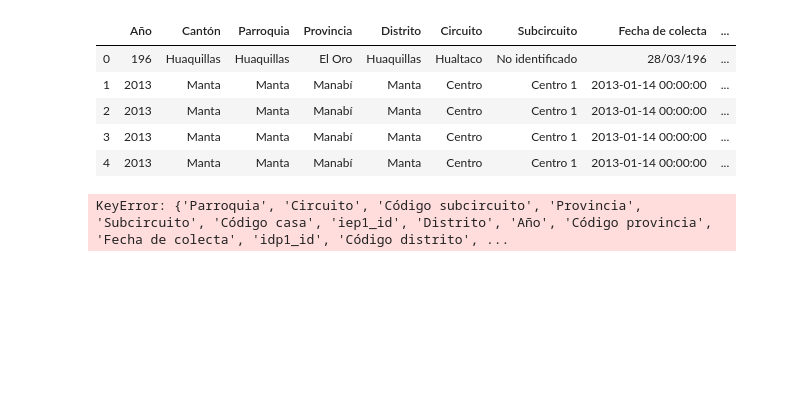
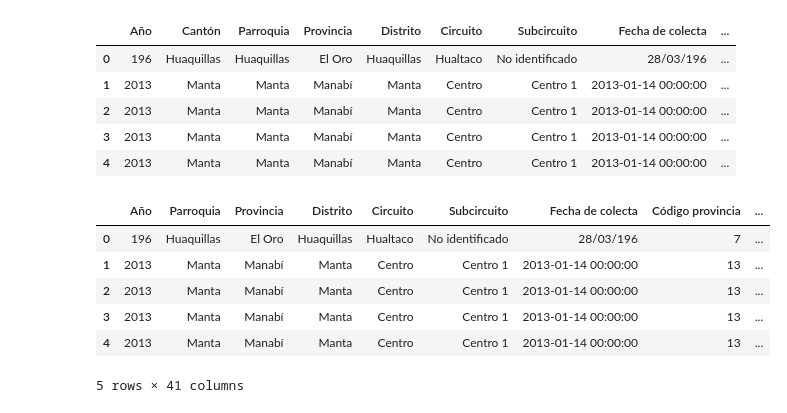
Before and after one commit to thienanha/DAEcuador, a Jupyter notebook: DA_SheetOne.ipynb, the cells around one changed output. Cells and saved outputs as stored; diff of their text form; code cells hidden in the pictures; blank space fills up the shorter version.

Commit message:
Fixing bug in dataframes merge
Casting the overlapping columns as a list (from a set) gets rid of the error. Still unsure as of why it needs to be a list.

```diff
--- a/DA_SheetOne.ipynb
+++ b/DA_SheetOne.ipynb
@@ -14,7 +14,7 @@ Style Notes:
 #   HS: Héctor M. Sánchez C.
 #   TL: Tomás León
 ###############################################################################
-USER = 'TH'
+USER = 'HS'
 ###############################################################################
 import pandas as pd
 import numpy as np
@@ -107,27 +117,24 @@ data_wc.head()
 | 3 | 2013 | Manta | Manta | Manabí | Manta | Centro | Centro 1 | 2013-01-14 00:00:00 | ... |
 | 4 | 2013 | Manta | Manta | Manabí | Manta | Centro | Centro 1 | 2013-01-14 00:00:00 | ... |
 # %%
-# set up overlapping columns to prevent duplicate columns when merging
+# Set up overlapping columns to prevent duplicate columns when merging
 dataListOne = [data_se, data_supply]
 colsOne = [set(frame.columns) for frame in dataListOne]
-overlappingColOne = set.intersection(*colsOne)
+overlappingColOne = list(set.intersection(*colsOne))
-# %%
-# Merge
-
-# I kept getting an error at 'inner'  but if I changed to on = "specific column", it
-# doesn't error but then doesn't give me what I want
-data_sesupply = pd.merge(
-    left=data_se, right=data_supply,
-    on=overlappingColOne, how='inner'
-)
-
-
-def getSortedCols(dataframe):
-    return sorted(list(dataframe.columns))
-
-def listColEls(dataframe, column):
-    return list(dataframe.get(column))
-
-getSortedCols(data_sesupply)
-# %% [output]
-KeyError: {'Parroquia', 'Circuito', 'Código subcircuito', 'Provincia', 'Subcircuito', 'Código casa', 'iep1_id', 'Distrito', 'Año', 'Código provincia', 'Fecha de colecta', 'idp1_id', 'Código distrito', ...
+# %%
+# Merge (casting overlappingColOne as a list fixed the error)
+data_sesupply = pd.merge(
+    left=data_se, right=data_supply,
+    on=overlappingColOne, how='inner'
+)
+
+getSortedCols(data_sesupply)
+data_sesupply.head()
+# %% [output]
+|  | Año | Parroquia | Provincia | Distrito | Circuito | Subcircuito | Fecha de colecta | Código provincia | ... |
+| 0 | 196 | Huaquillas | El Oro | Huaquillas | Hualtaco | No identificado | 28/03/196 | 7 | ... |
+| 1 | 2013 | Manta | Manabí | Manta | Centro | Centro 1 | 2013-01-14 00:00:00 | 13 | ... |
+| 2 | 2013 | Manta | Manabí | Manta | Centro | Centro 1 | 2013-01-14 00:00:00 | 13 | ... |
+| 3 | 2013 | Manta | Manabí | Manta | Centro | Centro 1 | 2013-01-14 00:00:00 | 13 | ... |
+| 4 | 2013 | Manta | Manabí | Manta | Centro | Centro 1 | 2013-01-14 00:00:00 | 13 | ... |
+5 rows × 41 columns
```
Also changed, not shown: parts of 5 cells of this notebook.
